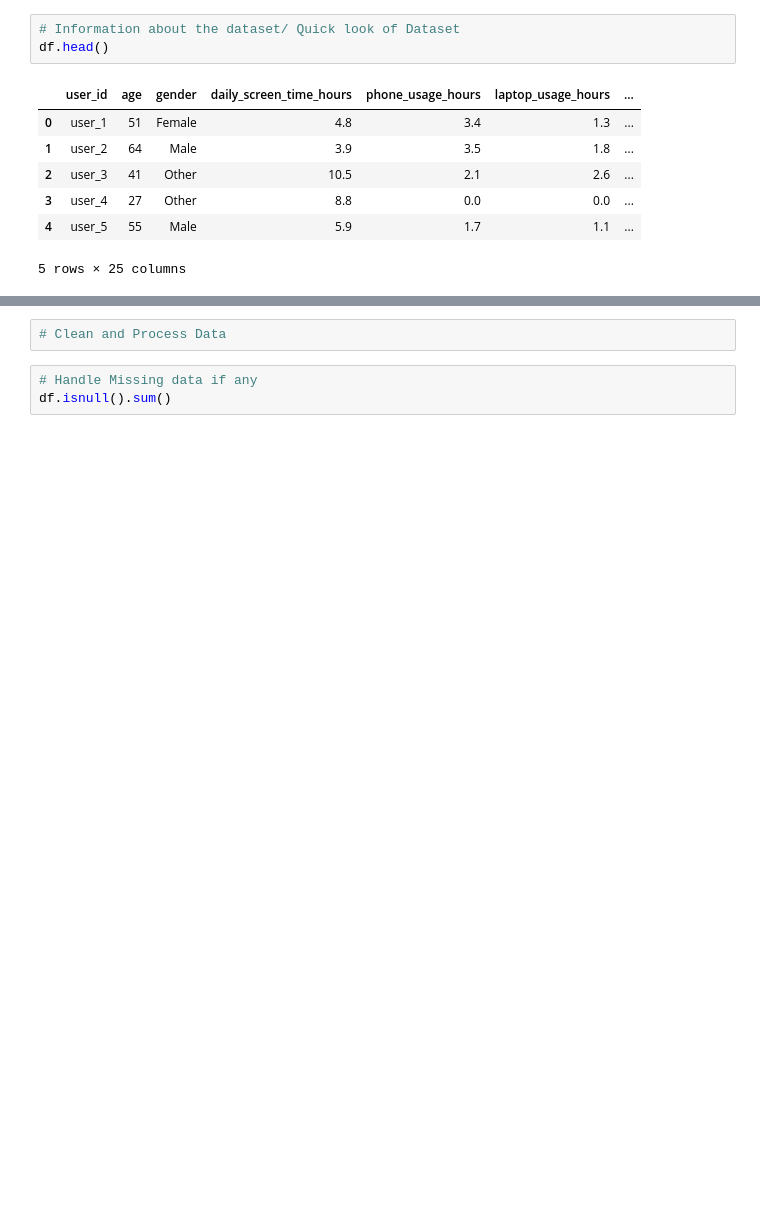
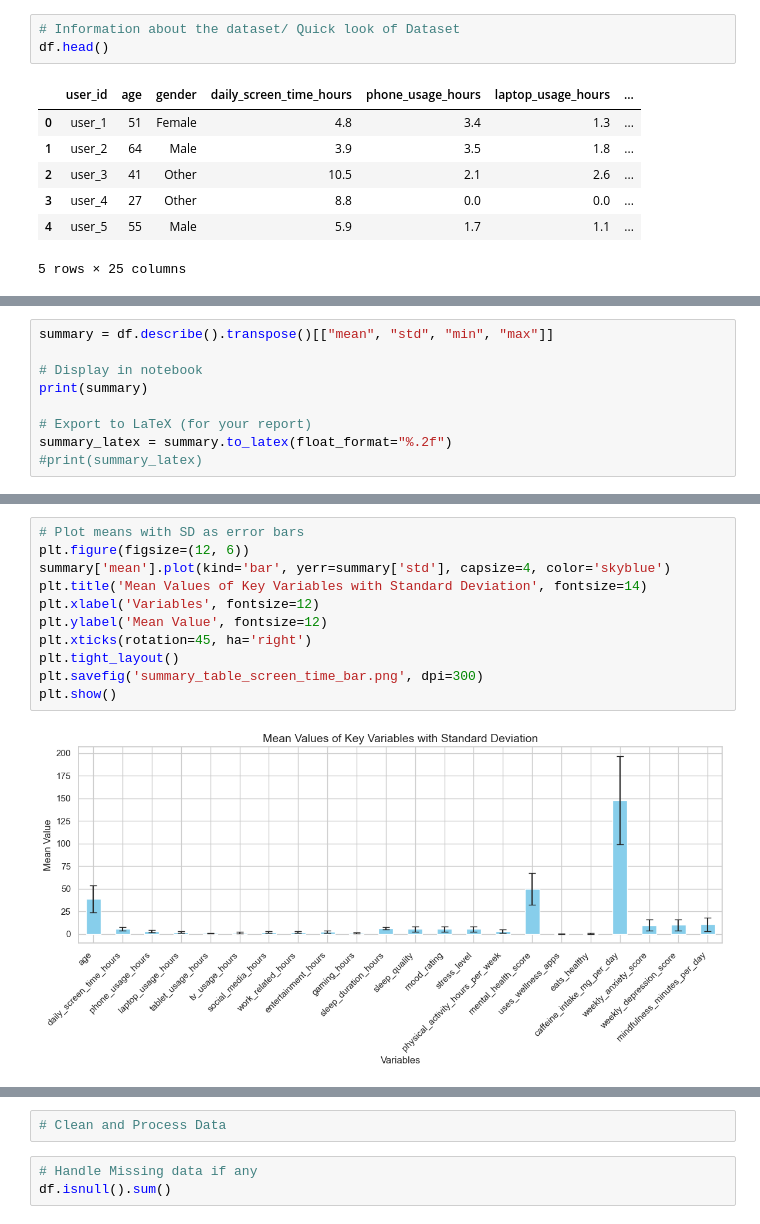
Before and after one commit to sharmina-lina/mental-health-prediction, a Jupyter notebook: mental_health_prediction.ipynb, the cells around one changed output, grey strips where cells are left out. Cells and saved outputs as stored; diff of their text form; blank space fills up the shorter version.

Commit message:
All code and updated figure

```diff
--- a/mental_health_prediction.ipynb
+++ b/mental_health_prediction.ipynb
@@ -69,0 +100,9 @@ memory usage: 390.8+ KB
+# %%
+summary = df.describe().transpose()[["mean", "std", "min", "max"]]
+
+# Display in notebook
+print(summary)
+
+# Export to LaTeX (for your report)
+summary_latex = summary.to_latex(float_format="%.2f")
+#print(summary_latex)
@@ -69,0 +127,13 @@ memory usage: 390.8+ KB
+# %%
+# Plot means with SD as error bars
+plt.figure(figsize=(12, 6))
+summary['mean'].plot(kind='bar', yerr=summary['std'], capsize=4, color='skyblue')
+plt.title('Mean Values of Key Variables with Standard Deviation', fontsize=14)
+plt.xlabel('Variables', fontsize=12)
+plt.ylabel('Mean Value', fontsize=12)
+plt.xticks(rotation=45, ha='right')
+plt.tight_layout()
+plt.savefig('summary_table_screen_time_bar.png', dpi=300)
+plt.show()
+# %% [output]
+[figure, added]
```
Also changed, not shown: parts of 35 cells of this notebook, 29 other files.
